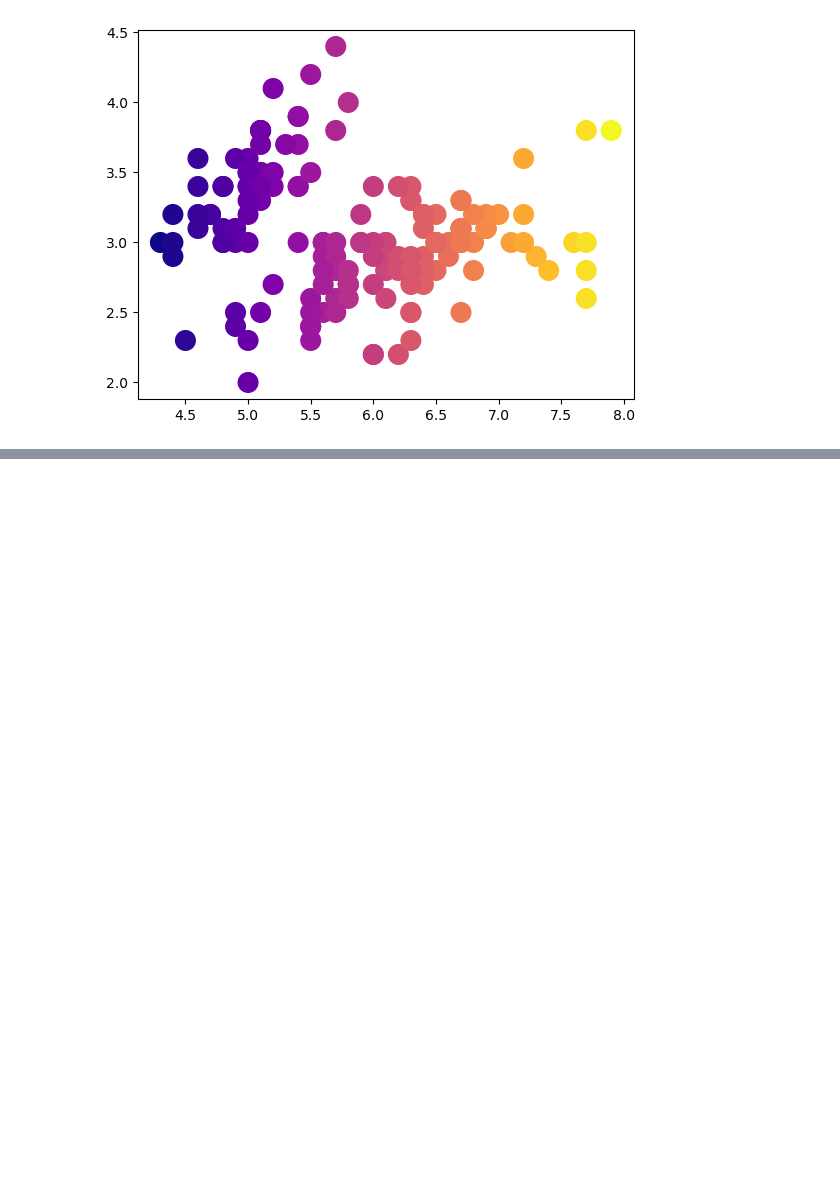
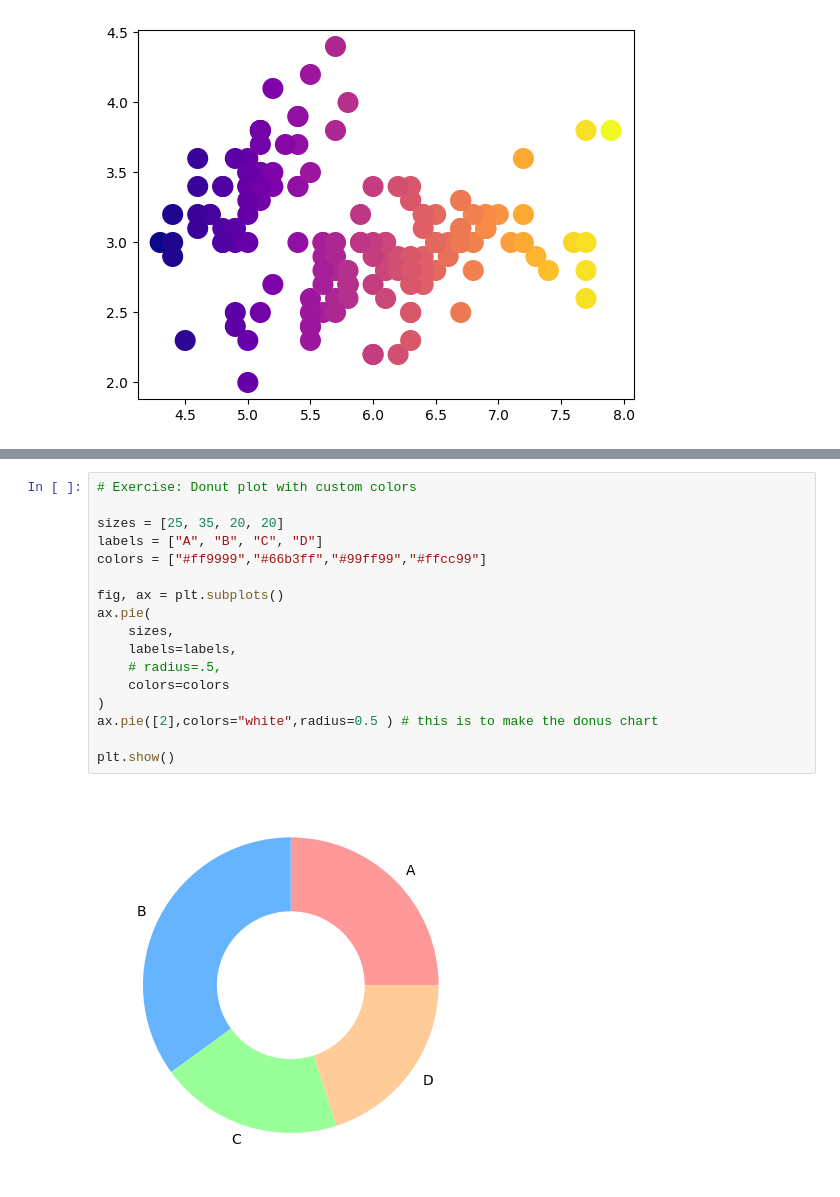
Before and after one commit to tdoan123/data-learning-journey, a Jupyter notebook: Python/MatplotlibJourney/size_shape_opacity_colors.ipynb, the cells around one changed output, grey strips where cells are left out. Saved outputs shown, nothing was run; the diff lists cells and outputs as text; blank space fills up the shorter version.

```diff
--- a/Python/MatplotlibJourney/size_shape_opacity_colors.ipynb
+++ b/Python/MatplotlibJourney/size_shape_opacity_colors.ipynb
@@ -435,0 +485,19 @@ plt.show()
+# %%
+# Exercise: Donut plot with custom colors
+
+sizes = [25, 35, 20, 20]
+labels = ["A", "B", "C", "D"]
+colors = ["#ff9999","#66b3ff","#99ff99","#ffcc99"]
+
+fig, ax = plt.subplots()
+ax.pie(
+    sizes,
+    labels=labels,
+    # radius=.5,
+    colors=colors
+)
+ax.pie([2],colors="white",radius=0.5 ) # this is to make the donus chart
+
+plt.show()
+# %% [output]
+[figure, added]
```
Also changed, not shown: parts of 51 cells of this notebook, 1 other file.
